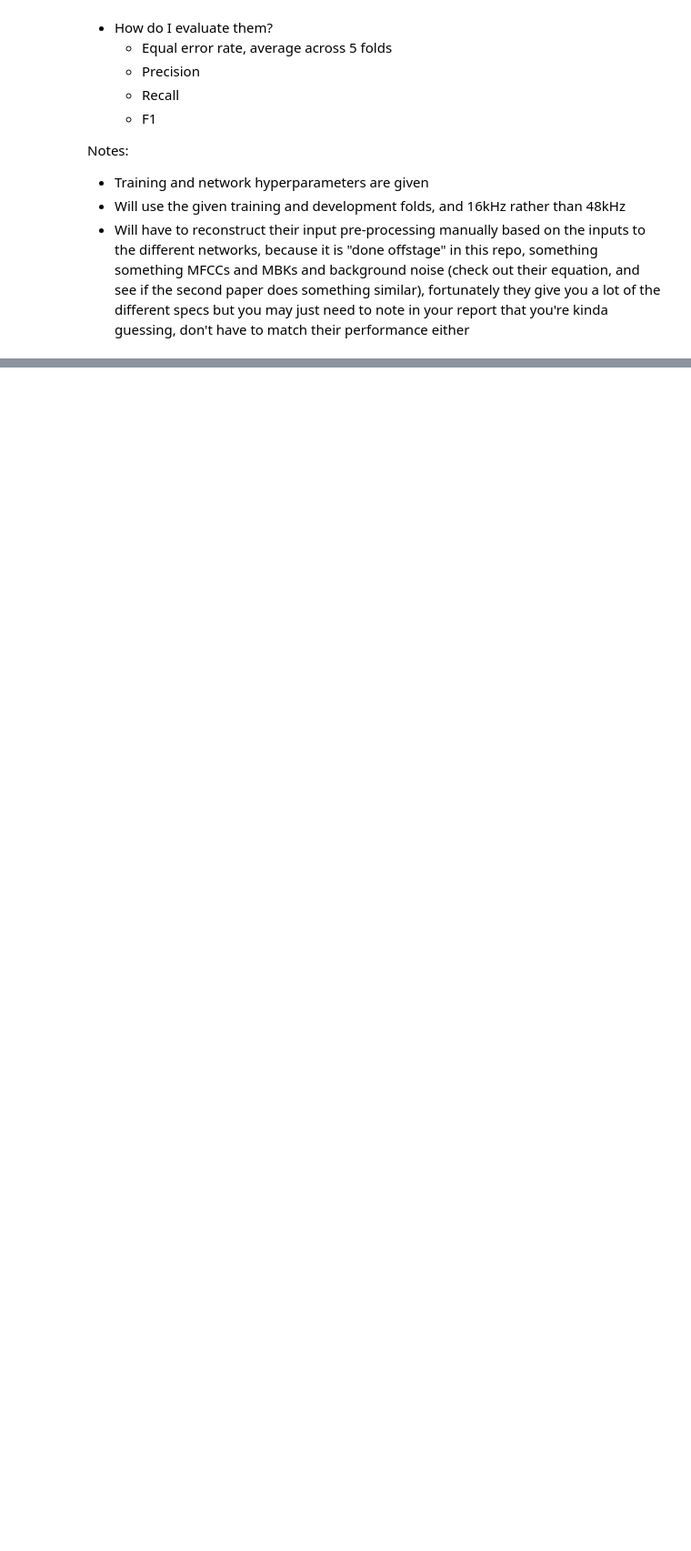
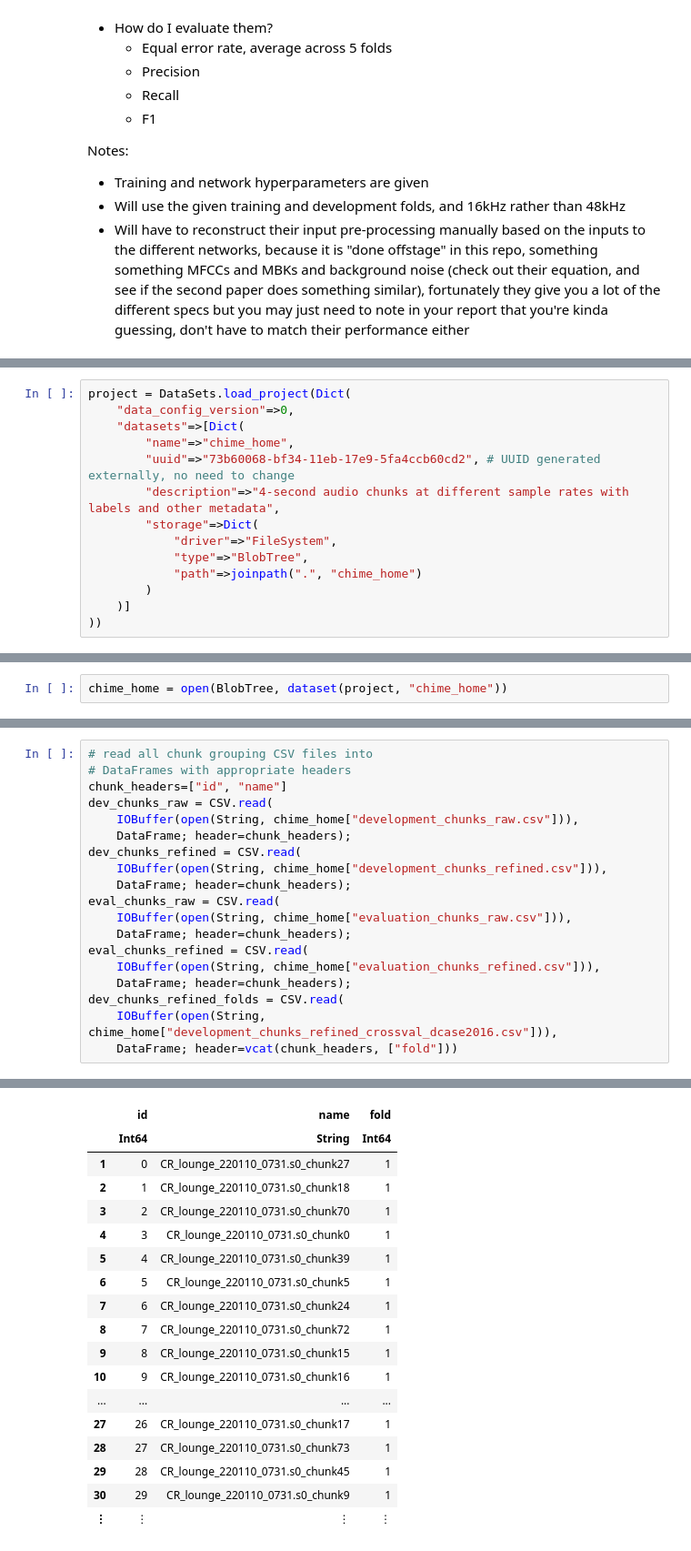
Before and after one commit to jhigginbotham64/csce-5380-project, a Jupyter notebook: unsupervised-audio-mining.ipynb, the cells around one changed output, grey strips where cells are left out. Shown at 91% size. Cells and saved outputs as stored; diff of their text form; blank space fills up the shorter version.

Commit message:
working on loading data

```diff
--- a/unsupervised-audio-mining.ipynb
+++ b/unsupervised-audio-mining.ipynb
@@ -178,0 +176,14 @@ hello
+# %%
+project = DataSets.load_project(Dict(
+    "data_config_version"=>0,
+    "datasets"=>[Dict(
+        "name"=>"chime_home",
+        "uuid"=>"73b60068-bf34-11eb-17e9-5fa4ccb60cd2", # UUID generated externally, no need to change
+        "description"=>"4-second audio chunks at different sample rates with labels and other metadata",
+        "storage"=>Dict(
+            "driver"=>"FileSystem",
+            "type"=>"BlobTree",
+            "path"=>joinpath(".", "chime_home")
+        )
+    )]
+))
@@ -178,0 +193,2 @@ hello
+# %%
+chime_home = open(BlobTree, dataset(project, "chime_home"))
@@ -178,0 +235,20 @@ hello
+# %%
+# read all chunk grouping CSV files into
+# DataFrames with appropriate headers
+chunk_headers=["id", "name"]
+dev_chunks_raw = CSV.read(
+    IOBuffer(open(String, chime_home["development_chunks_raw.csv"])),
+    DataFrame; header=chunk_headers);
+dev_chunks_refined = CSV.read(
+    IOBuffer(open(String, chime_home["development_chunks_refined.csv"])),
+    DataFrame; header=chunk_headers);
+eval_chunks_raw = CSV.read(
+    IOBuffer(open(String, chime_home["evaluation_chunks_raw.csv"])),
+    DataFrame; header=chunk_headers);
+eval_chunks_refined = CSV.read(
+    IOBuffer(open(String, chime_home["evaluation_chunks_refined.csv"])),
+    DataFrame; header=chunk_headers);
+dev_chunks_refined_folds = CSV.read(
+    IOBuffer(open(String, chime_home["development_chunks_refined_crossval_dcase2016.csv"])),
+    DataFrame; header=vcat(chunk_headers, ["fold"]))
+# %% [output]
@@ -178,0 +256,18 @@ hello
+|  | id | name | fold |
+|  | Int64 | String | Int64 |
+| 1 | 0 | CR_lounge_220110_0731.s0_chunk27 | 1 |
+| 2 | 1 | CR_lounge_220110_0731.s0_chunk18 | 1 |
+| 3 | 2 | CR_lounge_220110_0731.s0_chunk70 | 1 |
+| 4 | 3 | CR_lounge_220110_0731.s0_chunk0 | 1 |
+| 5 | 4 | CR_lounge_220110_0731.s0_chunk39 | 1 |
+| 6 | 5 | CR_lounge_220110_0731.s0_chunk5 | 1 |
+| 7 | 6 | CR_lounge_220110_0731.s0_chunk24 | 1 |
+| 8 | 7 | CR_lounge_220110_0731.s0_chunk72 | 1 |
+| 9 | 8 | CR_lounge_220110_0731.s0_chunk15 | 1 |
+| 10 | 9 | CR_lounge_220110_0731.s0_chunk16 | 1 |
+| ... | ... | ... | ... |
+| 27 | 26 | CR_lounge_220110_0731.s0_chunk17 | 1 |
+| 28 | 27 | CR_lounge_220110_0731.s0_chunk73 | 1 |
+| 29 | 28 | CR_lounge_220110_0731.s0_chunk45 | 1 |
+| 30 | 29 | CR_lounge_220110_0731.s0_chunk9 | 1 |
+| ⋮ | ⋮ | ⋮ | ⋮ |
```
Also changed, not shown: parts of 8 cells of this notebook.
